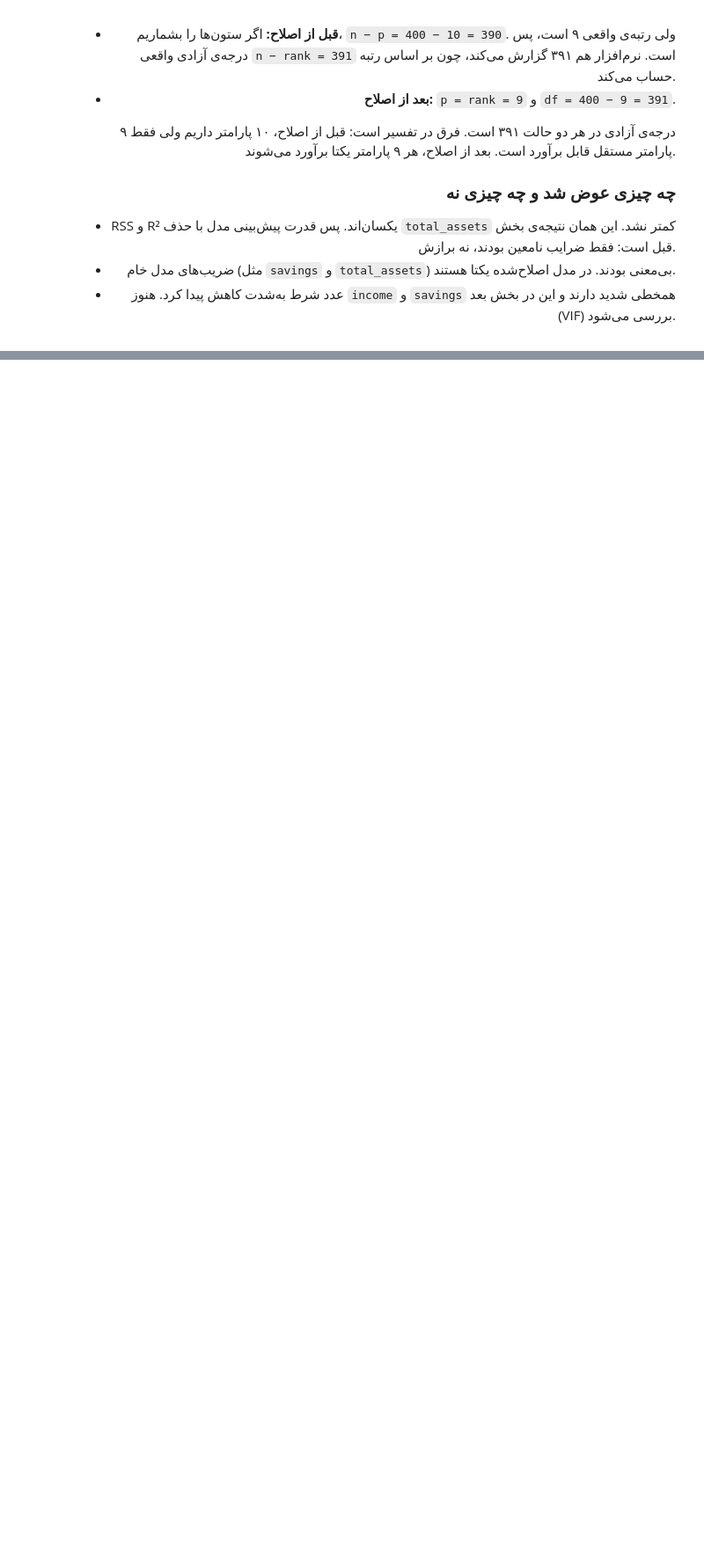
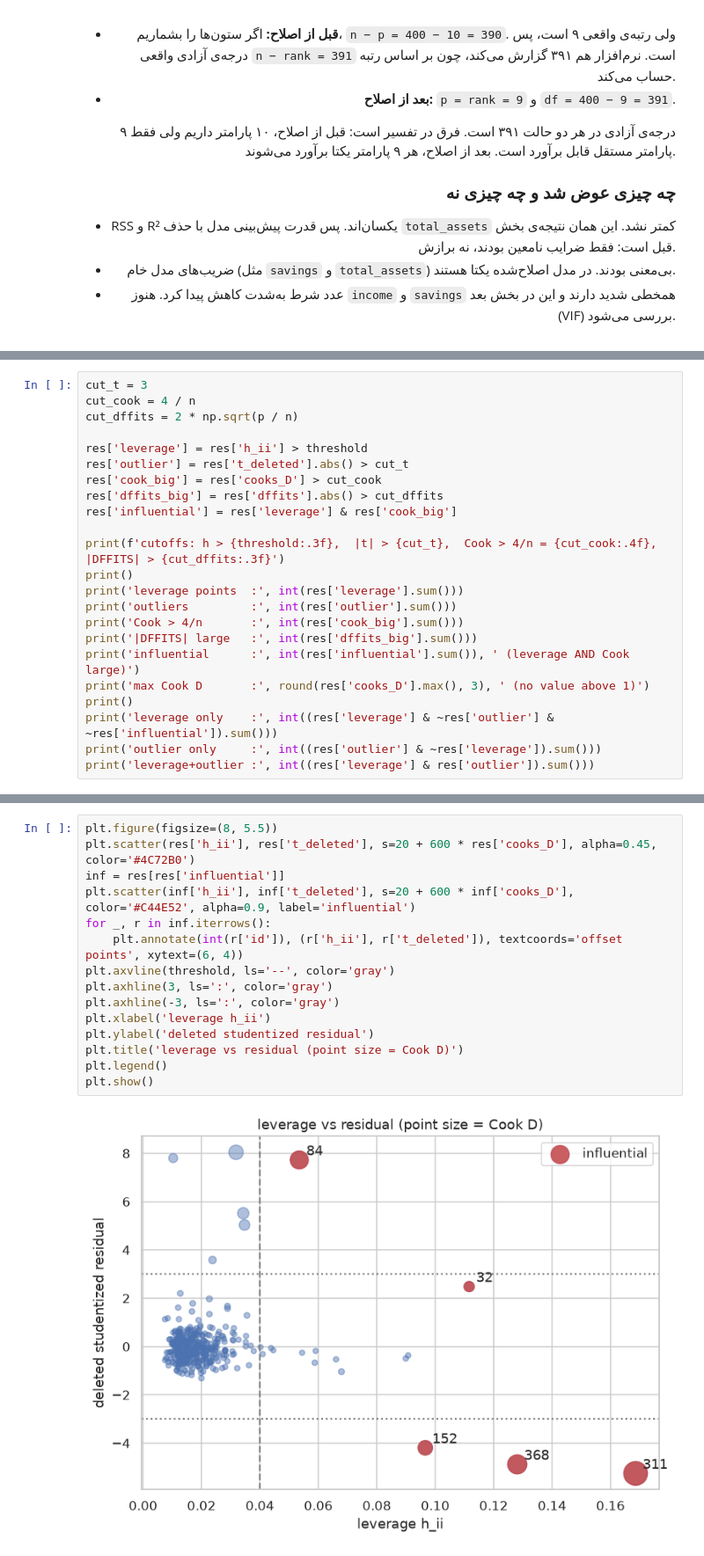
Before and after one commit to KiarashAkbari/ML-CHALLENGE, a Jupyter notebook: term-3/answers/quiz-1-answer/quiz-1-answer.ipynb, the cells around one changed output, grey strips where cells are left out. Shown at 88% size. Saved outputs shown, nothing was run; the diff lists cells and outputs as text; blank space fills up the shorter version.

Commit message:
add: sec 2 and images gor sec 2

```diff
--- a/term-3/answers/quiz-1-answer/quiz-1-answer.ipynb
+++ b/term-3/answers/quiz-1-answer/quiz-1-answer.ipynb
@@ -630,0 +955,23 @@ pd.DataFrame({'coef': m_fix.params, 'se': m_fix.bse}).round(4)
+# %%
+cut_t = 3
+cut_cook = 4 / n
+cut_dffits = 2 * np.sqrt(p / n)
+
+res['leverage'] = res['h_ii'] > threshold
+res['outlier'] = res['t_deleted'].abs() > cut_t
+res['cook_big'] = res['cooks_D'] > cut_cook
+res['dffits_big'] = res['dffits'].abs() > cut_dffits
+res['influential'] = res['leverage'] & res['cook_big']
+
+print(f'cutoffs: h > {threshold:.3f},  |t| > {cut_t},  Cook > 4/n = {cut_cook:.4f},  |DFFITS| > {cut_dffits:.3f}')
+print()
+print('leverage points  :', int(res['leverage'].sum()))
+print('outliers         :', int(res['outlier'].sum()))
+print('Cook > 4/n       :', int(res['cook_big'].sum()))
+print('|DFFITS| large   :', int(res['dffits_big'].sum()))
+print('influential      :', int(res['influential'].sum()), ' (leverage AND Cook large)')
+print('max Cook D       :', round(res['cooks_D'].max(), 3), ' (no value above 1)')
+print()
+print('leverage only    :', int((res['leverage'] & ~res['outlier'] & ~res['influential']).sum()))
+print('outlier only     :', int((res['outlier'] & ~res['leverage']).sum()))
+print('leverage+outlier :', int((res['leverage'] & res['outlier']).sum()))
@@ -630,0 +1007,17 @@ pd.DataFrame({'coef': m_fix.params, 'se': m_fix.bse}).round(4)
+# %%
+plt.figure(figsize=(8, 5.5))
+plt.scatter(res['h_ii'], res['t_deleted'], s=20 + 600 * res['cooks_D'], alpha=0.45, color='#4C72B0')
+inf = res[res['influential']]
+plt.scatter(inf['h_ii'], inf['t_deleted'], s=20 + 600 * inf['cooks_D'], color='#C44E52', alpha=0.9, label='influential')
+for _, r in inf.iterrows():
+    plt.annotate(int(r['id']), (r['h_ii'], r['t_deleted']), textcoords='offset points', xytext=(6, 4))
+plt.axvline(threshold, ls='--', color='gray')
+plt.axhline(3, ls=':', color='gray')
+plt.axhline(-3, ls=':', color='gray')
+plt.xlabel('leverage h_ii')
+plt.ylabel('deleted studentized residual')
+plt.title('leverage vs residual (point size = Cook D)')
+plt.legend()
+plt.show()
+# %% [output]
+[figure, added]
```
Also changed, not shown: parts of 52 cells of this notebook, 3 other files.
